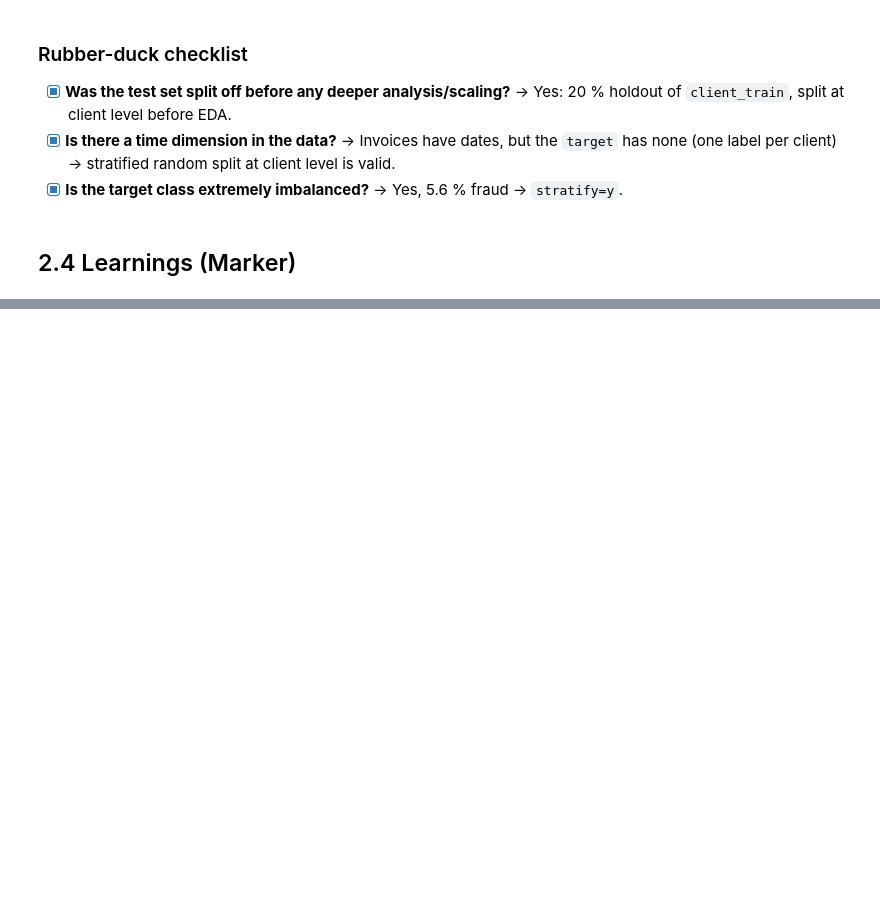
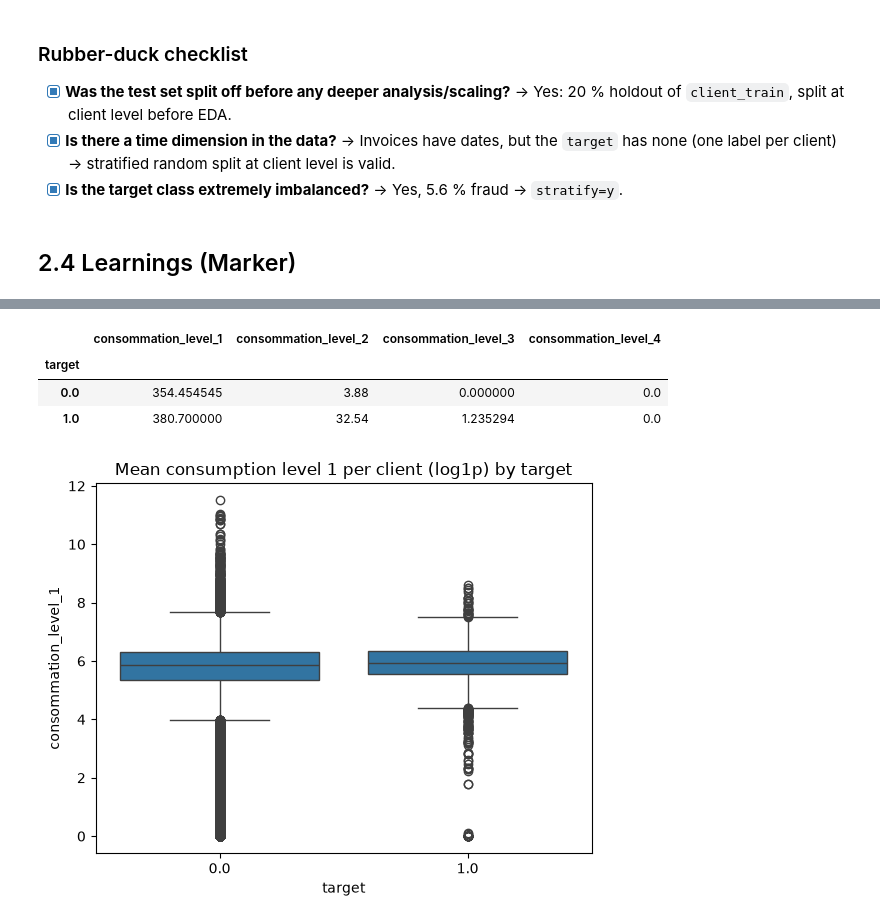
Before and after one commit to mLuca/09_01-ds-ml-project, a Jupyter notebook: 04_fraud_project.ipynb, the cells around one changed output, grey strips where cells are left out. Cells and saved outputs as stored; diff of their text form; code cells hidden in the pictures; blank space fills up the shorter version.

```diff
--- a/04_fraud_project.ipynb
+++ b/04_fraud_project.ipynb
@@ -321,0 +437,7 @@ per_client.groupby("target").agg(
+# %%
+# Consumption levels: overview (train only)
+levels = ["consommation_level_1", "consommation_level_2", "consommation_level_3", "consommation_level_4"]
+
+summary = train_invoices[levels].describe(percentiles=[0.5, 0.9, 0.99]).T
+summary["share_zero"] = (train_invoices[levels] == 0).mean()
+summary
@@ -321,0 +458,18 @@ per_client.groupby("target").agg(
+# %%
+# Mean consumption per client, fraud vs. no fraud (train only)
+per_client = (
+    train_invoices.groupby("client_id")[levels].mean()
+    .join(train_clients.set_index("client_id")["target"])
+)
+
+display(per_client.groupby("target")[levels].median())
+
+sns.boxplot(data=per_client, x="target", y=np.log1p(per_client["consommation_level_1"]))
+plt.title("Mean consumption level 1 per client (log1p) by target")
+plt.show()
+# %% [output]
+|  | consommation_level_1 | consommation_level_2 | consommation_level_3 | consommation_level_4 |
+| target |  |  |  |  |
+| 0.0 | 354.454545 | 3.88 | 0.000000 | 0.0 |
+| 1.0 | 380.700000 | 32.54 | 1.235294 | 0.0 |
+[figure, added]
```
Also changed, not shown: parts of 16 cells of this notebook.
